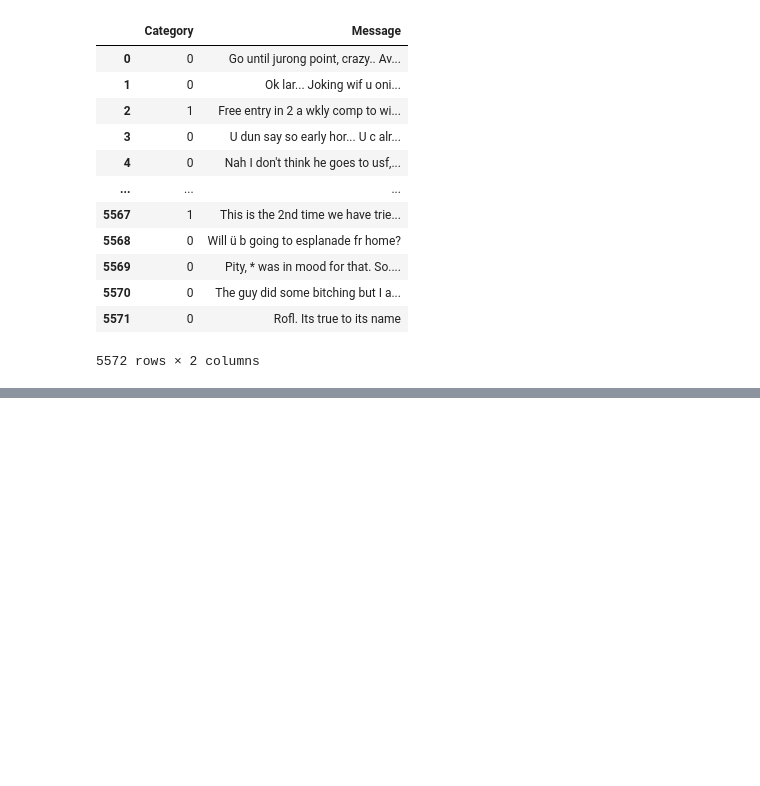
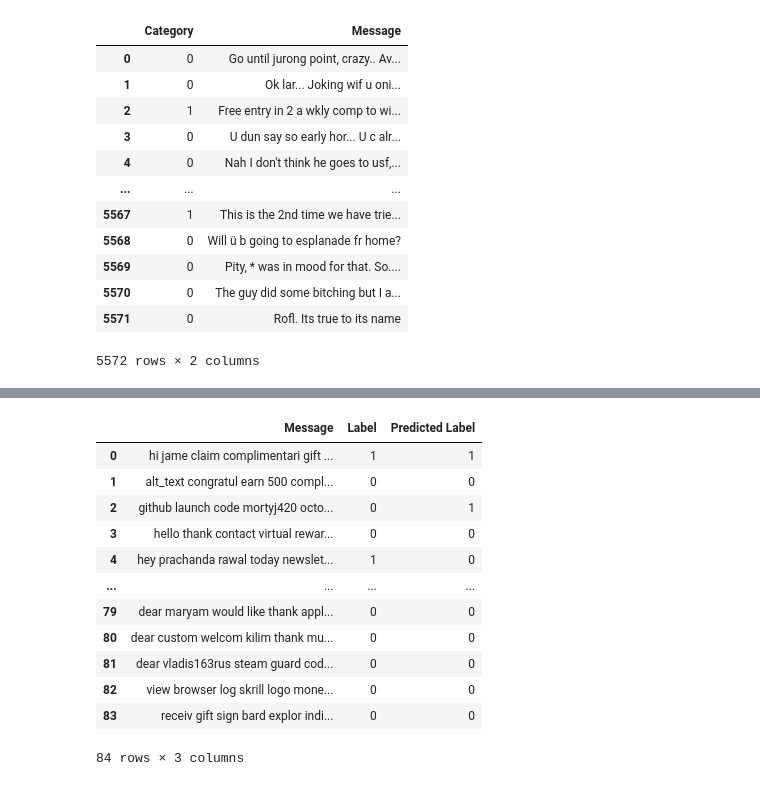
Before and after one commit to zkhrv/AI_work, a Jupyter notebook: AI/Model.ipynb, the cells around one changed output, grey strips where cells are left out. Cells and saved outputs as stored; diff of their text form; code cells hidden in the pictures; blank space fills up the shorter version.

```diff
--- a/AI/Model.ipynb
+++ b/AI/Model.ipynb
@@ -143,0 +195,16 @@ _________________________________________________________________
+# %%
+from keras.models import load_model
+import pandas as pd
+from keras.preprocessing.text import Tokenizer
+from keras.preprocessing.sequence import pad_sequences
+import numpy as np
+
+datFr = pd.read_csv('email_spam.csv')
+datFr = datFr.drop(datFr.columns[0], axis=1)
+
+replace_dict = {
+    "not spam": 0,
+    "spam": 1
+}
+datFr["type"] = datFr["type"].replace(replace_dict)
+datFr
@@ -143,0 +225,33 @@ _________________________________________________________________
+# %%
+model1 = load_model('model1')
+
+datFr = datFr.rename(columns={'text': 'Message', 'type': 'Label'})
+
+def preprocess_text(text):
+    text = text.lower()
+    text = re.sub(r'\W', ' ', text)
+    text = re.sub(r'\s+[a-zA-Z]\s+', ' ', text)
+    text = re.sub(r'\s+', ' ', text, flags=re.I)
+    text = ' '.join([word for word in text.split() if word not in stop_words])
+    text = ' '.join([stemmer.stem(word) for word in text.split()])
+    return text
+
+datFr['Message'] = datFr['Message'].apply(preprocess_text)
+
+Message = datFr['Message'].values
+Label = datFr['Label'].values
+
+tokenizer = Tokenizer(num_words=None, char_level=True, lower=False)
+tokenizer.fit_on_texts(Message)
+sequences = tokenizer.texts_to_sequences(Message)
+
+data_sequences = pad_sequences(sequences, maxlen=350)
+predictions = model1.predict(data_sequences)
+binary_predictions = np.where(predictions > 0.5, 'spam', 'ham')
+
+binary_predictions = np.where(predictions >= 0.5, 1, 0)
+datFr['Predicted Label'] = binary_predictions
+
+datFr.to_csv('111.csv', index=False)
+datFr
+# %% [output]
@@ -143,0 +259,13 @@ _________________________________________________________________
+|  | Message | Label | Predicted Label |
+| 0 | hi jame claim complimentari gift ... | 1 | 1 |
+| 1 | alt_text congratul earn 500 compl... | 0 | 0 |
+| 2 | github launch code mortyj420 octo... | 0 | 1 |
+| 3 | hello thank contact virtual rewar... | 0 | 0 |
+| 4 | hey prachanda rawal today newslet... | 1 | 0 |
+| ... | ... | ... | ... |
+| 79 | dear maryam would like thank appl... | 0 | 0 |
+| 80 | dear custom welcom kilim thank mu... | 0 | 0 |
+| 81 | dear vladis163rus steam guard cod... | 0 | 0 |
+| 82 | view browser log skrill logo mone... | 0 | 0 |
+| 83 | receiv gift sign bard explor indi... | 0 | 0 |
+84 rows × 3 columns
```
Also changed, not shown: parts of 16 cells of this notebook, 38 other files.
